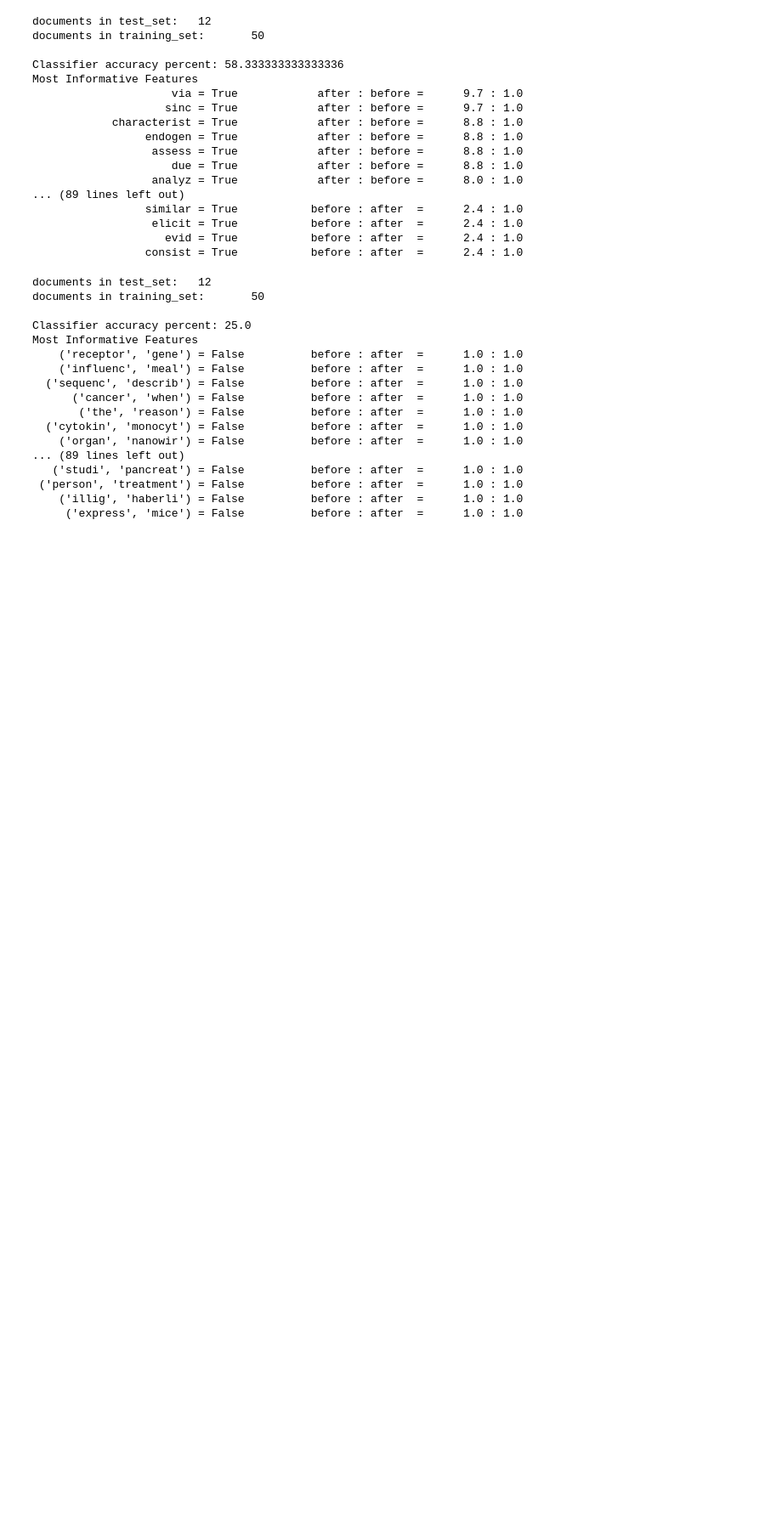
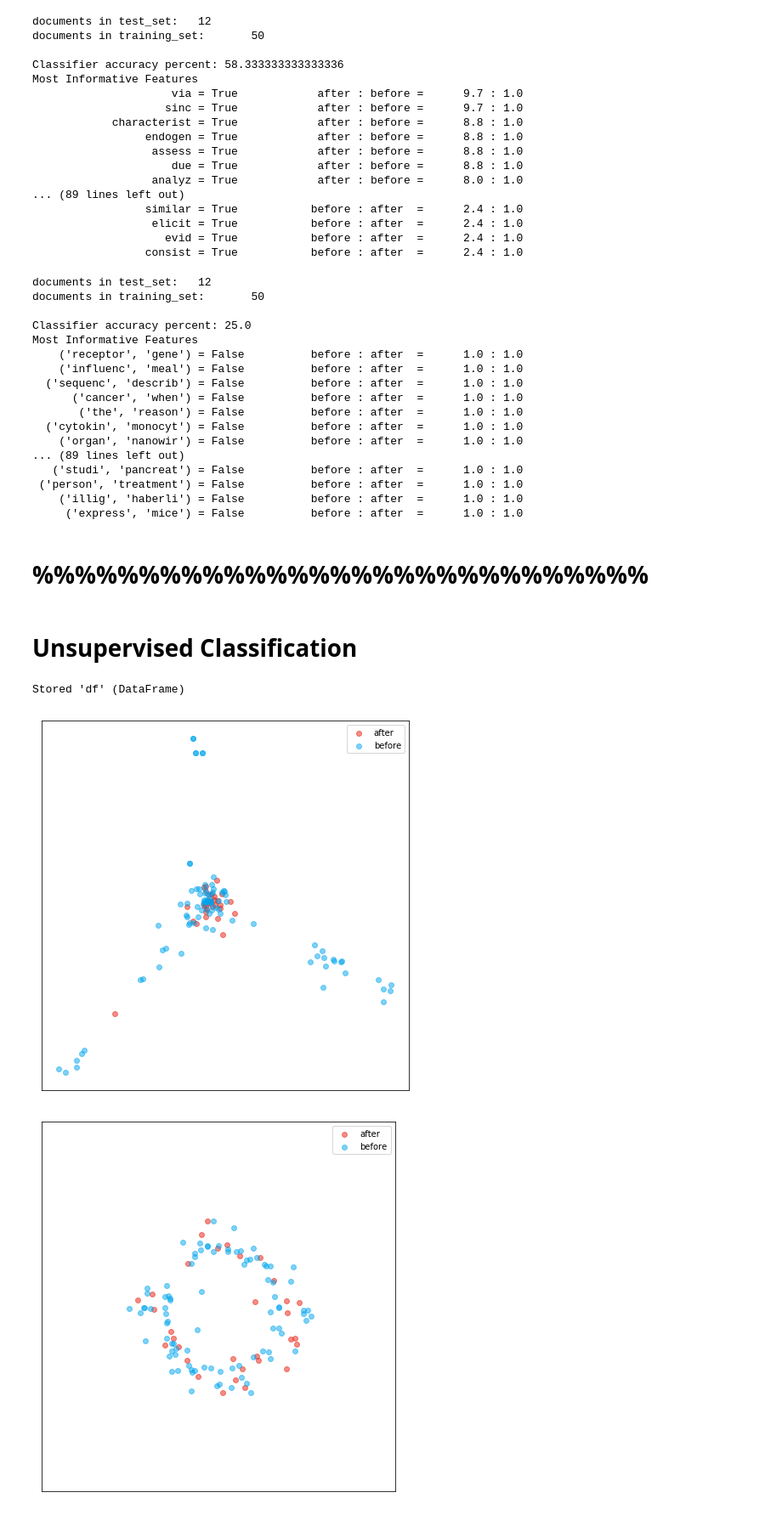
Before and after one commit to dciudadr/eLife_retractions, a Jupyter notebook: select_sentences_citing_and_model.ipynb, the cells around one changed output. Shown: that part at 85% size. Drawn from its saved outputs; the diff is of its cells as text; code cells hidden in the pictures; blank space fills up the shorter version.

```diff
--- a/select_sentences_citing_and_model.ipynb
+++ b/select_sentences_citing_and_model.ipynb
@@ -593,6 +646,9 @@ sentences_before = df_sentences_before.sentences_citing
 sentences_after = df_sentences_after.sentences_citing
 (documents_all, list_all_words, list_all_bigrams) = get_tuple_articles_stemmed_classified_and_list_words(sentences_before, sentences_after)
 
+df_documents_all = df_sentences_before.append(df_sentences_after) # I will used this in unsupervised models
+
+
 
 # 1.2 -  50 % before - 50% after
 #documents = document_before[:len(document_after)] + document_after
@@ -608,6 +664,10 @@ sentences_before_part = sentences_before[:len(sentences_after)]
 #documents_3_all = document_3_before + document_3_after
 sentences_before = df_3sentences_before.sentences_citing
 sentences_after = df_3sentences_after.sentences_citing
+
+df_documents_all_3sentences = df_3sentences_before.append(df_3sentences_after)
+# used for unsupervised training
+
 (documents_all_3sentences, list_all_words_3sentences, list_all_bigrams_3sentences) = get_tuple_articles_stemmed_classified_and_list_words(sentences_before, sentences_after)
 
 
@@ -1334,3 +1396,16 @@ Most Informative Features
  ('person', 'treatment') = False          before : after  =      1.0 : 1.0
     ('illig', 'haberli') = False          before : after  =      1.0 : 1.0
      ('express', 'mice') = False          before : after  =      1.0 : 1.0
+# %% [markdown]
+# %%%%%%%%%%%%%%%%%%%%%%%%%%%%%
+# %% [markdown]
+# Unsupervised Classification
+# %%
+df = df_documents_all                  #1.1
+
+%store df
+%run unsupervised_classification.ipynb
+# %% [output]
+Stored 'df' (DataFrame)
+[figure, added]
+[figure, added]
```
Also changed, not shown: parts of 28 cells of this notebook, 4 other files.
